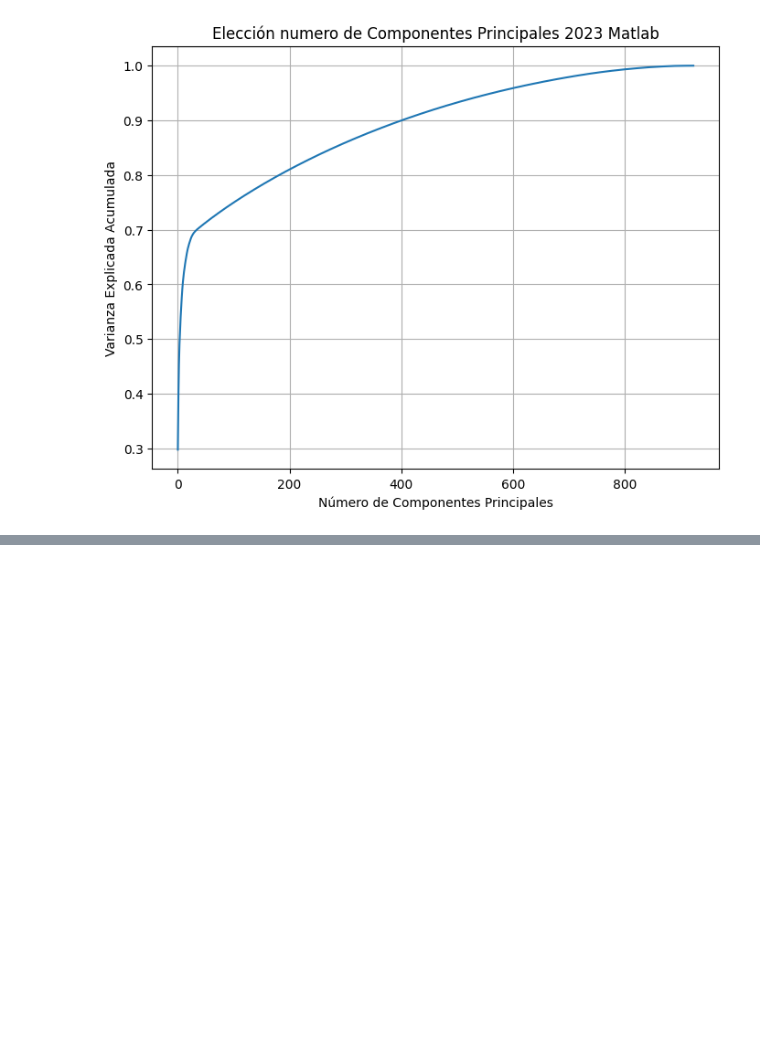
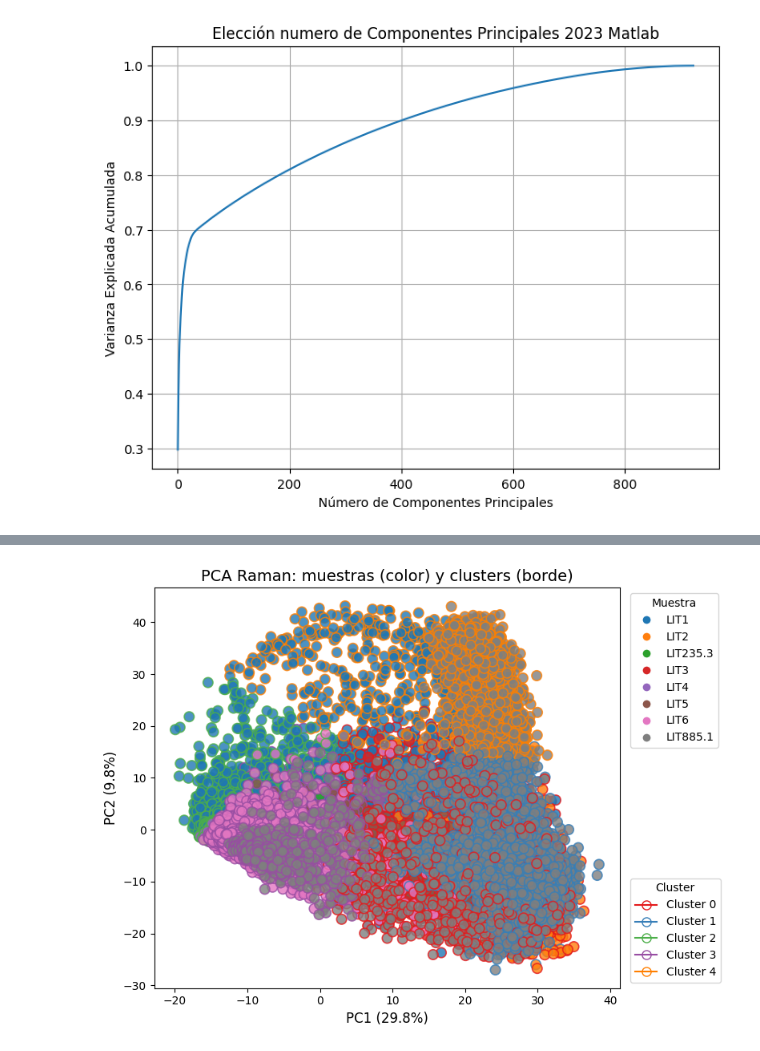
Before and after one commit to andreaperezasen/TFM-ML-Raman-Conchas-Arqueologicas, a Jupyter notebook: Code/Notebooks/main.ipynb, the cells around one changed output, grey strips where cells are left out. Cells and saved outputs as stored; diff of their text form; code cells hidden in the pictures; blank space fills up the shorter version.

```diff
--- a/Code/Notebooks/main.ipynb
+++ b/Code/Notebooks/main.ipynb
@@ -928,0 +987,95 @@ print("Coeficiente de correlación de Pearson entre muestra 7 y muestra 8:", cor
+# %%
+import numpy as np
+import matplotlib.pyplot as plt
+from sklearn.preprocessing import StandardScaler
+from sklearn.decomposition import PCA
+from sklearn.cluster import KMeans
+from matplotlib.lines import Line2D
+
+# — Ajusta estas variables ——————————————
+df_snv     = DATA_PCA                     # tu DataFrame normalizado
+n_clusters = 5                             # número de clusters
+# Obtenemos el nombre/etiqueta de cada espectro:
+muestras   = df_snv.index.get_level_values('Muestra').astype(str)
+# ————————————————————————————————
+
+# 1) Escalado y clustering
+X        = df_snv.values
+X_scaled = StandardScaler().fit_transform(X)
+labels   = KMeans(n_clusters=n_clusters, random_state=50).fit_predict(X_scaled)
+
+# 2) PCA a 2 componentes
+X_pca = PCA(n_components=2).fit_transform(X_scaled)
+var1, var2 = PCA(n_components=2).fit(X_scaled).explained_variance_ratio_
+
+# 3) Prepara paletas
+unique_ms = sorted(set(muestras))
+unique_cl = np.unique(labels)
+
+cmap_ms = plt.get_cmap('tab10')    # para muestras
+cmap_cl = plt.get_cmap('Set1')     # para clusters
+
+sample_colors = {ms: cmap_ms(i) for i, ms in enumerate(unique_ms)}
+cluster_colors = {cl: cmap_cl(i) for i, cl in enumerate(unique_cl)}
+
+# 4) Dibuja el scatter
+fig, ax = plt.subplots(figsize=(8,6))
+
+for ms in unique_ms:
+    mask = (muestras == ms)
+    fc = sample_colors[ms]
+    # borde de cada punto según su cluster
+    edgecols = [cluster_colors[lab] for lab in labels[mask]]
+    ax.scatter(
+        X_pca[mask,0], X_pca[mask,1],
+        facecolor=fc,
+        edgecolor=edgecols,
+        linewidth=1.2,
+        s=80,
+        alpha=0.8,
+        label=ms  # solo para legend_samples
+    )
+
+# 5) Leyenda muestras (colores de relleno)
+handles_ms = [
+    Line2D([0],[0],
+           marker='o', color='w',
+           markerfacecolor=sample_colors[ms],
+           markersize=8,
+           label=ms)
+    for ms in unique_ms
+]
+leg_ms = ax.legend(
+    handles=handles_ms,
+    title='Muestra',
+    loc='upper left',
+    bbox_to_anchor=(1.01, 1)
+)
+
+# 6) Leyenda clusters (bordes)
+handles_cl = [
+    Line2D([0],[0],
+           marker='o', color=cluster_colors[cl],
+           markerfacecolor='none',
+           linewidth=1.5,
+           markersize=8,
+           label=f'Cluster {cl}')
+    for cl in unique_cl
+]
+leg_cl = ax.legend(
+    handles=handles_cl,
+    title='Cluster',
+    loc='lower left',
+    bbox_to_anchor=(1.01, 0)
+)
+
+ax.add_artist(leg_ms)  # para mantener ambas leyendas
+
+# 7) Etiquetas y título
+ax.set_xlabel(f'PC1 ({var1*100:.1f}%)', fontsize=12)
+ax.set_ylabel(f'PC2 ({var2*100:.1f}%)', fontsize=12)
+ax.set_title('PCA Raman: muestras (color) y clusters (borde)', fontsize=14)
+plt.tight_layout()
+plt.show()
+# %% [output]
+[figure, added]
```
Also changed, not shown: parts of 27 cells of this notebook.
